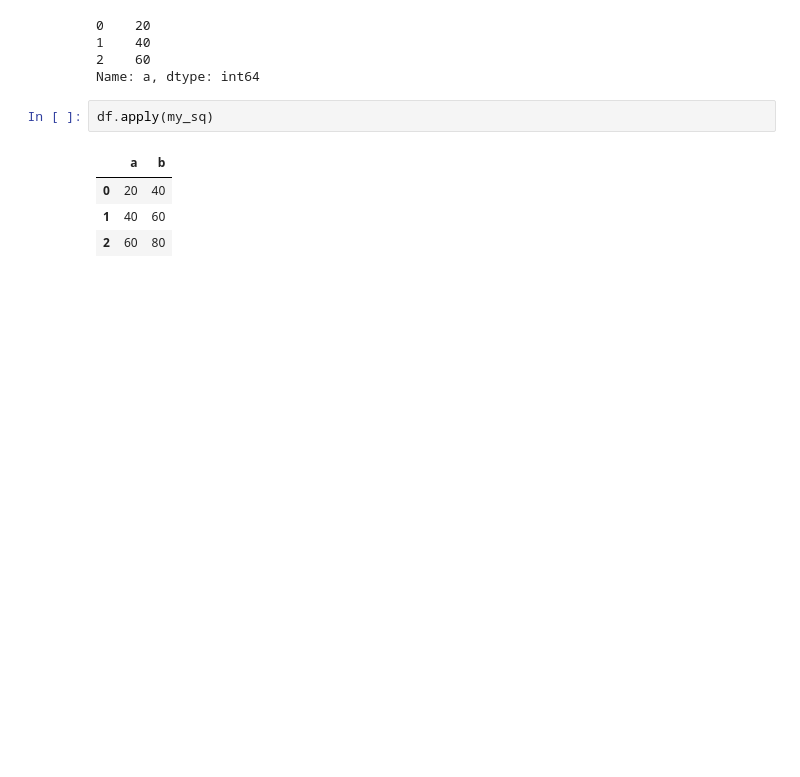
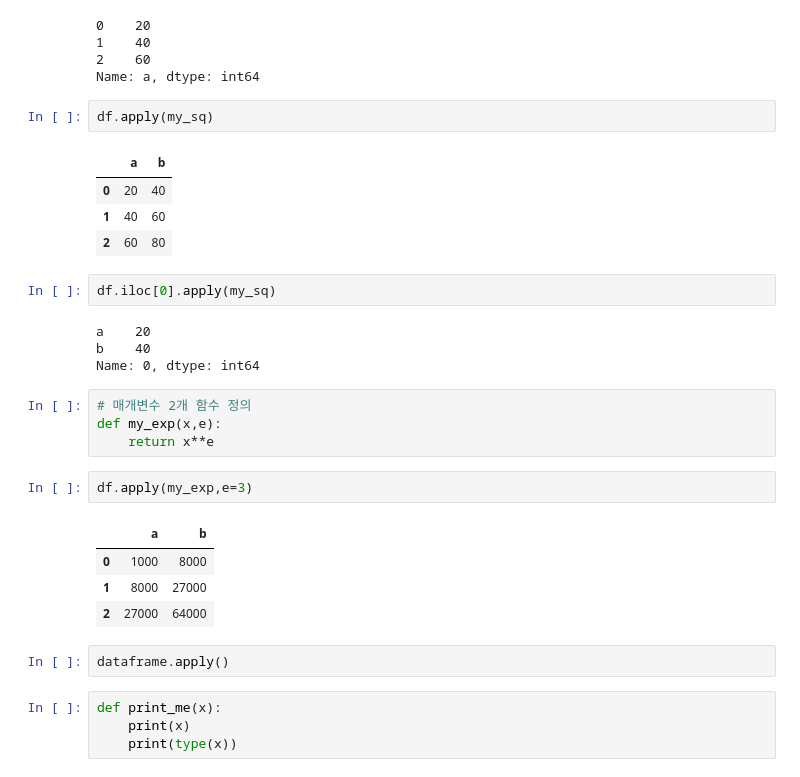
Before and after one commit to bhjin97/hipython_rep, a Jupyter notebook: 15. 데이터 전처리.ipynb, the cells around one changed output. Saved outputs shown, nothing was run; the diff lists cells and outputs as text; blank space fills up the shorter version.

Commit message:
'apply update'

```diff
--- a/15. 데이터 전처리.ipynb
+++ b/15. 데이터 전처리.ipynb
@@ -380,3 +380,26 @@ df.apply(my_sq)
 | 0 | 20 | 40 |
 | 1 | 40 | 60 |
 | 2 | 60 | 80 |
+# %%
+df.iloc[0].apply(my_sq)
+# %% [output]
+a    20
+b    40
+Name: 0, dtype: int64
+# %%
+# 매개변수 2개 함수 정의
+def my_exp(x,e):
+    return x**e
+# %%
+df.apply(my_exp,e=3)
+# %% [output]
+|  | a | b |
+| 0 | 1000 | 8000 |
+| 1 | 8000 | 27000 |
+| 2 | 27000 | 64000 |
+# %%
+dataframe.apply()
+# %%
+def print_me(x):
+    print(x)
+    print(type(x))
```
Also changed, not shown: parts of 2 cells of this notebook, 1 other file.
